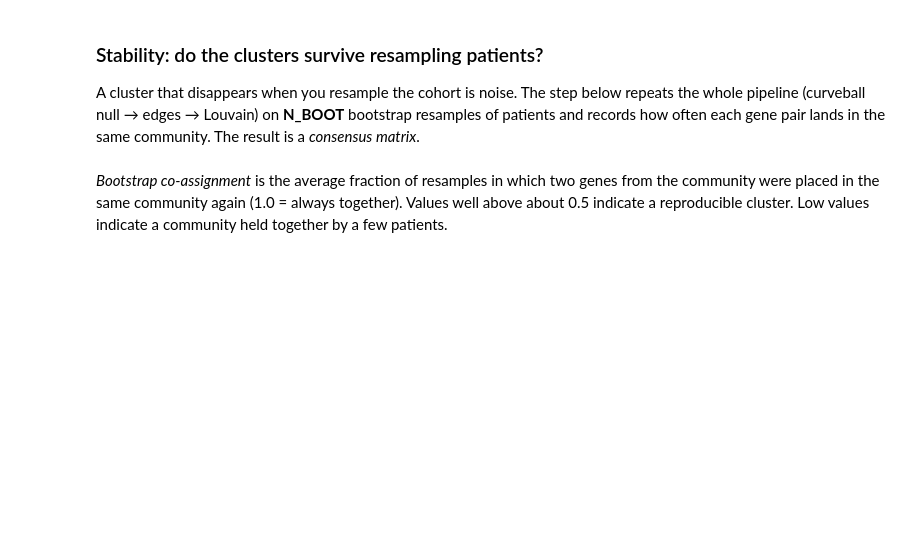
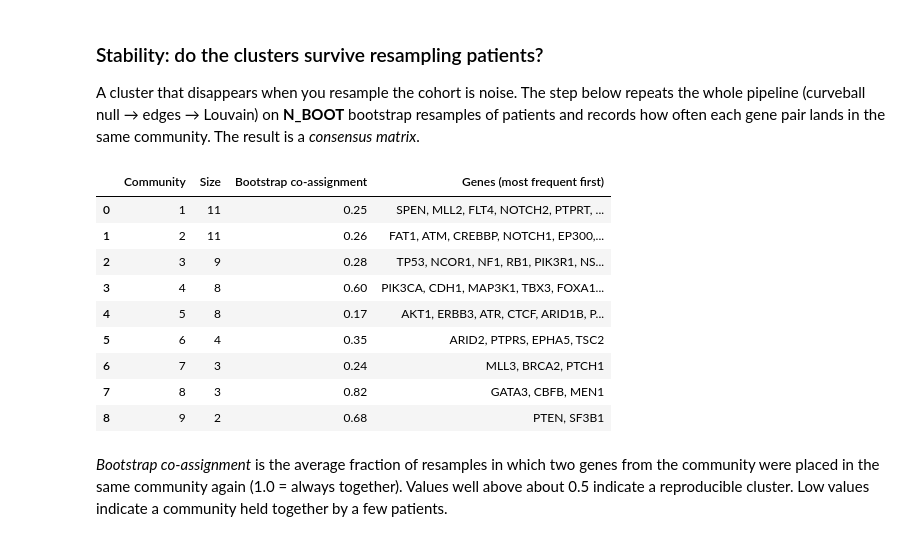
Before and after one commit to mentatpsi/RandomizedCancerGenomics, a Jupyter notebook: Social Cluster Recommendation Engine.ipynb, the cells around one changed output. Cells and saved outputs as stored; diff of their text form; code cells hidden in the pictures; blank space fills up the shorter version.

Commit message:
Social Network Interface

```diff
--- a/Social Cluster Recommendation Engine.ipynb
+++ b/Social Cluster Recommendation Engine.ipynb
@@ -59,3 +65,21 @@ rng = np.random.default_rng(SEED)
+# %%
+CACHE_DIR = Path("results/cache")
+CONFIG_KEY = hashlib.md5(repr((SEED, MIN_FREQ_NETWORK, MIN_PATIENTS_RECSYS, N_NULL, N_BOOT, N_NULL_BOOT,
+                               FDR, EDGE_P, HYPERMUT_MAX_GENES, INCLUDE_CNA)).encode()).hexdigest()[:10]
+
+
+def cached(name, compute):
+    # Load a saved result (and the RNG state that followed it) or compute and save it
+    path = CACHE_DIR / f"{name}_{CONFIG_KEY}.pkl"
+    if path.exists() and not RECOMPUTE:
+        result, rng_state = pd.read_pickle(path)
+        rng.bit_generator.state = rng_state
+        print(f"[cache] loaded {path}")
+        return result
+    result = compute()
+    CACHE_DIR.mkdir(parents=True, exist_ok=True)
+    pd.to_pickle((result, rng.bit_generator.state), path)
+    return result
 # %% [markdown]
 ## 2. Build the Patient × Gene Interaction Matrix
 
@@ -326,41 +410,56 @@ display(agree)
 
 A cluster that disappears when you resample the cohort is noise. The step below repeats the whole pipeline (curveball null → edges → Louvain) on **N_BOOT** bootstrap resamples of patients and records how often each gene pair lands in the same community. The result is a *consensus matrix*.
 # %%
-consensus = pd.DataFrame(0.0, index=connected, columns=connected)
-both_present = pd.DataFrame(0.0, index=connected, columns=connected)
+def bootstrap_consensus():
+    consensus = pd.DataFrame(0.0, index=connected, columns=connected)
+    both_present = pd.DataFrame(0.0, index=connected, columns=connected)
 
-for b in range(N_BOOT):
-    idx = rng.choice(len(X_net), len(X_net), replace=True)
-    Xb = X_net.iloc[idx].reset_index(drop=True)
-    Xb = Xb.loc[:, Xb.sum() > 0]
-    gb = Xb.columns.tolist()
-    ob, _, zb, pcb, *_ = comutation_stats(Xb, N_NULL_BOOT)
-    iub = np.triu_indices(len(gb), k=1)
-    pb = pd.DataFrame({"Gene_A": np.array(gb)[iub[0]], "Gene_B": np.array(gb)[iub[1]],
-                       "z": zb[iub], "p_cooccur": pcb[iub]})
-    Gb = build_network(pb, gb)
-    Gb = Gb.subgraph([g for g in Gb if Gb.degree(g) > 0])
-    lab = {g: i for i, c in enumerate(nx.community.louvain_communities(Gb, weight="weight", seed=SEED + b)) for g in c}
-    present = [g for g in connected if g in lab]
-    v = pd.Series({g: lab[g] for g in present})
-    same = (v.values[:, None] == v.values[None, :]).astype(float)
-    consensus.loc[present, present] += same
-    both_present.loc[present, present] += 1
+    for b in range(N_BOOT):
+        idx = rng.choice(len(X_net), len(X_net), replace=True)
+        Xb = X_net.iloc[idx].reset_index(drop=True)
+        Xb = Xb.loc[:, Xb.sum() > 0]
+        gb = Xb.columns.tolist()
+        ob, _, zb, pcb, *_ = comutation_stats(Xb, N_NULL_BOOT)
+        iub = np.triu_indices(len(gb), k=1)
+        pb = pd.DataFrame({"Gene_A": np.array(gb)[iub[0]], "Gene_B": np.array(gb)[iub[1]],
+                           "z": zb[iub], "p_cooccur": pcb[iub]})
+        Gb = build_network(pb, gb)
+        Gb = Gb.subgraph([g for g in Gb if Gb.degree(g) > 0])
+        lab = {g: i for i, c in enumerate(nx.community.louvain_communities(Gb, weight="weight", seed=SEED + b)) for g in c}
+        present = [g for g in connected if g in lab]
+        v = pd.Series({g: lab[g] for g in present})
+        same = (v.values[:, None] == v.values[None, :]).astype(float)
+        consensus.loc[present, present] += same
+        both_present.loc[present, present] += 1
 
-consensus = (consensus / both_present.replace(0, np.nan)).fillna(0)
+    return (consensus / both_present.replace(0, np.nan)).fillna(0)
+
+
+consensus = cached("bootstrap_consensus", bootstrap_consensus)
 
 louvain = sorted(methods["Louvain"], key=len, reverse=True)
 community_of = {g: i + 1 for i, c in enumerate(louvain) for g in c}
 
 rows = []
 for i, c in enumerate(louvain, start=1):
     c = sorted(c, key=lambda g: -freq[g])
     sub = consensus.loc[c, c].values
     within = sub[np.triu_indices(len(c), k=1)].mean() if len(c) > 1 else np.nan
     rows.append({"Community": i, "Size": len(c), "Bootstrap co-assignment": round(within, 2),
                  "Genes (most frequent first)": ", ".join(c)})
 communities_df = pd.DataFrame(rows)
 communities_df
+# %% [output]
+|  | Community | Size | Bootstrap co-assignment | Genes (most frequent first) |
+| 0 | 1 | 11 | 0.25 | SPEN, MLL2, FLT4, NOTCH2, PTPRT, ... |
+| 1 | 2 | 11 | 0.26 | FAT1, ATM, CREBBP, NOTCH1, EP300,... |
+| 2 | 3 | 9 | 0.28 | TP53, NCOR1, NF1, RB1, PIK3R1, NS... |
+| 3 | 4 | 8 | 0.60 | PIK3CA, CDH1, MAP3K1, TBX3, FOXA1... |
+| 4 | 5 | 8 | 0.17 | AKT1, ERBB3, ATR, CTCF, ARID1B, P... |
+| 5 | 6 | 4 | 0.35 | ARID2, PTPRS, EPHA5, TSC2 |
+| 6 | 7 | 3 | 0.24 | MLL3, BRCA2, PTCH1 |
+| 7 | 8 | 3 | 0.82 | GATA3, CBFB, MEN1 |
+| 8 | 9 | 2 | 0.68 | PTEN, SF3B1 |
 # %% [markdown]
 *Bootstrap co-assignment* is the average fraction of resamples in which two genes from the community were placed in the same community again (1.0 = always together). Values well above about 0.5 indicate a reproducible cluster. Low values indicate a community held together by a few patients.
 # %%
```
Also changed, not shown: parts of 24 cells of this notebook, 3 other files.
